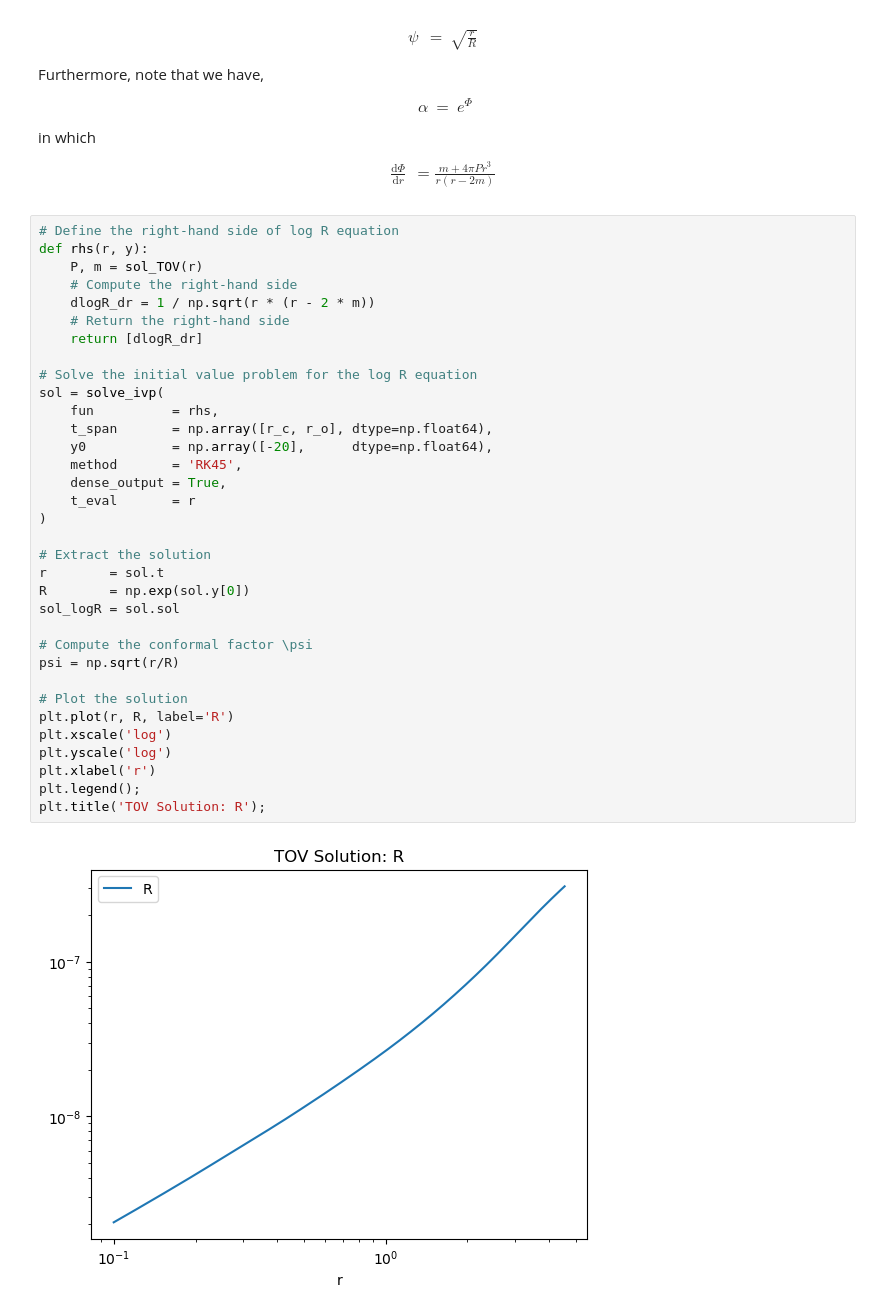
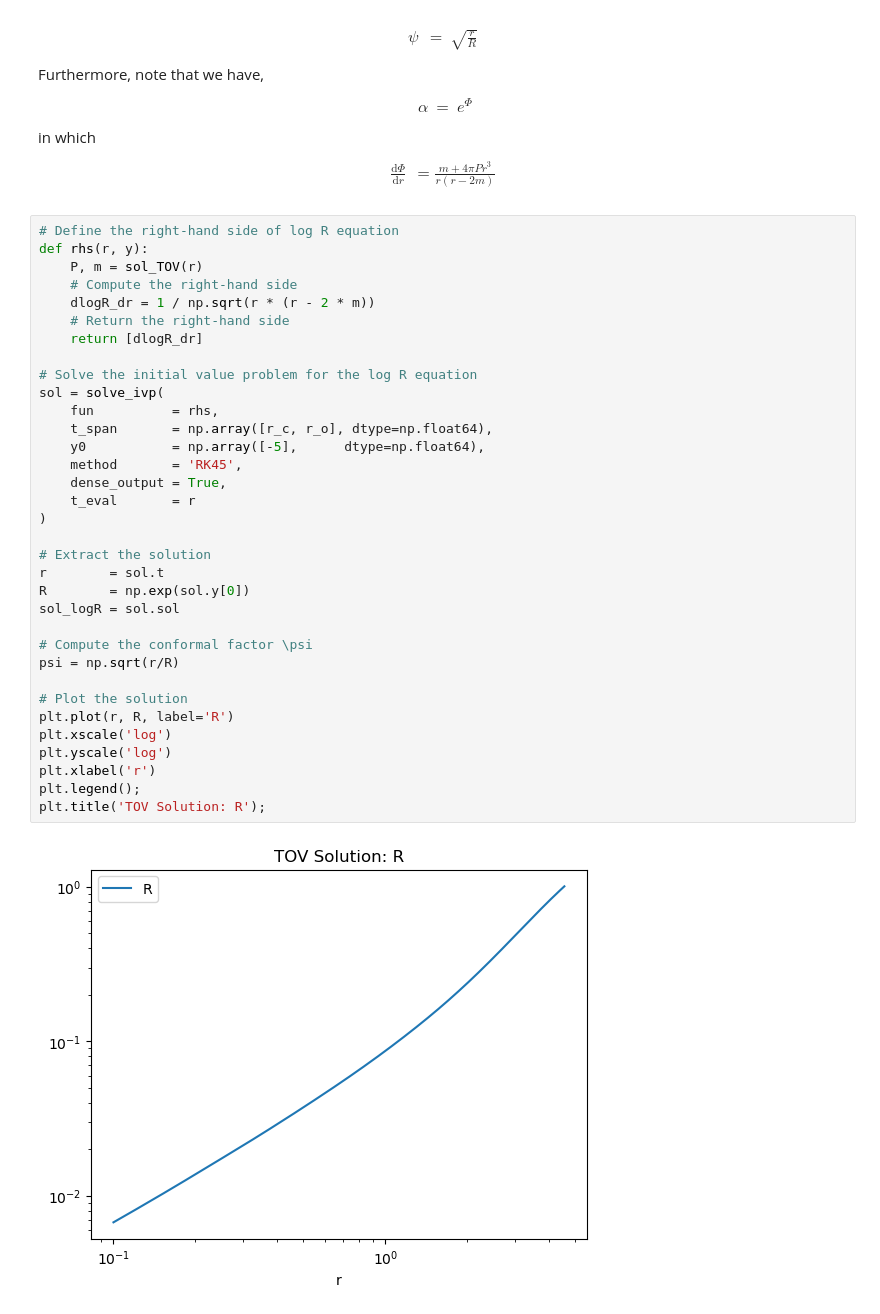
Before and after one commit to Poincare-code/henri, a Jupyter notebook: notebooks/tov-final.ipynb, the cells around one changed output. Saved outputs shown, nothing was run; the diff lists cells and outputs as text.

```diff
--- a/notebooks/tov-final.ipynb
+++ b/notebooks/tov-final.ipynb
@@ -199,35 +199,35 @@ def rhs(r, y):
     # Compute the right-hand side
     dlogR_dr = 1 / np.sqrt(r * (r - 2 * m))
     # Return the right-hand side
     return [dlogR_dr]
 
 # Solve the initial value problem for the log R equation
 sol = solve_ivp(
     fun          = rhs,
     t_span       = np.array([r_c, r_o], dtype=np.float64),
-    y0           = np.array([-20],      dtype=np.float64),
+    y0           = np.array([-5],      dtype=np.float64),
     method       = 'RK45',
     dense_output = True,
     t_eval       = r
 )
 
 # Extract the solution
 r        = sol.t
 R        = np.exp(sol.y[0])
 sol_logR = sol.sol
 
 # Compute the conformal factor \psi
 psi = np.sqrt(r/R)
 
 # Plot the solution
 plt.plot(r, R, label='R')
 plt.xscale('log')
 plt.yscale('log')
 plt.xlabel('r')
 plt.legend();
 plt.title('TOV Solution: R');
 # %% [output]
-[figure, old version]
+[figure, new version]
 # %%
 plt.plot(R, alpha, label=r'$\alpha$')
 plt.xscale('log')
```
Also changed, not shown: parts of 4 cells of this notebook, 1 other file.
